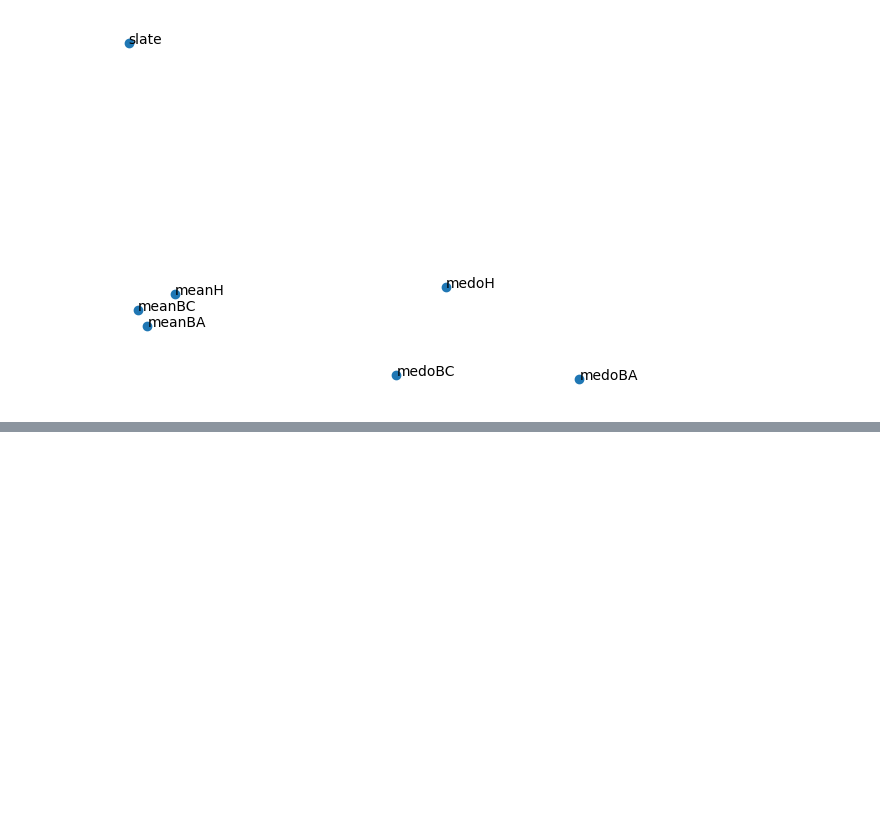
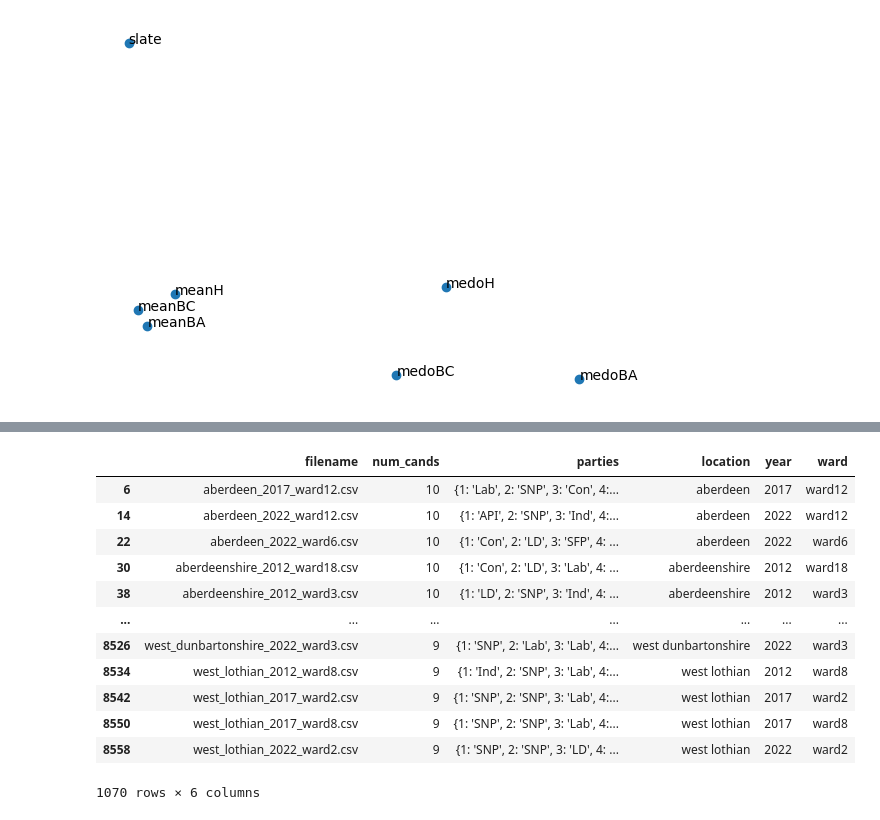
Before and after one commit to mggg/ballot-clustering, a Jupyter notebook: Supplemental material/Analize dataframe.ipynb, the cells around one changed output, grey strips where cells are left out. Cells and saved outputs as stored; diff of their text form; code cells hidden in the pictures; blank space fills up the shorter version.

```diff
--- a/Supplemental material/Analize dataframe.ipynb
+++ b/Supplemental material/Analize dataframe.ipynb
@@ -142,0 +167,49 @@ plt.show()
+# %%
+# add columns 'year','location', 'ward' from the separate parts of the filename
+
+def parse_filename(filename):
+    # Split the filename and remove the '.csv' extension
+    parts = filename[:-4].split('_')
+
+    # Find the year, which is a 4-digit number
+    for i, part in enumerate(parts):
+        if part.isdigit() and len(part) == 4:
+            year_index = i
+            break
+    else:
+        return None  # Return None if no 4-digit year is found
+
+    # Join parts before the year as location and parts after the year as sublocation
+    location = ' '.join(parts[:year_index])
+    year = int(parts[year_index])
+    sublocation = ' '.join(parts[year_index + 1:])
+
+    return location, year, sublocation
+
+ls_location = []
+ls_year = []
+ls_ward = []
+for index in d0.index:
+    location, year, ward = parse_filename(d0['filename'][index])
+    ls_location.append(location)
+    ls_year.append(year)
+    ls_ward.append(ward)
+d0['location'] = ls_location
+d0['year'] = ls_year
+d0['ward'] = ls_ward
+# %%
+d0
+# %% [output]
+|  | filename | num_cands | parties | location | year | ward |
+| 6 | aberdeen_2017_ward12.csv | 10 | {1: 'Lab', 2: 'SNP', 3: 'Con', 4:... | aberdeen | 2017 | ward12 |
+| 14 | aberdeen_2022_ward12.csv | 10 | {1: 'API', 2: 'SNP', 3: 'Ind', 4:... | aberdeen | 2022 | ward12 |
+| 22 | aberdeen_2022_ward6.csv | 10 | {1: 'Con', 2: 'LD', 3: 'SFP', 4: ... | aberdeen | 2022 | ward6 |
+| 30 | aberdeenshire_2012_ward18.csv | 10 | {1: 'Con', 2: 'LD', 3: 'Lab', 4: ... | aberdeenshire | 2012 | ward18 |
+| 38 | aberdeenshire_2012_ward3.csv | 10 | {1: 'LD', 2: 'SNP', 3: 'Ind', 4: ... | aberdeenshire | 2012 | ward3 |
+| ... | ... | ... | ... | ... | ... | ... |
+| 8526 | west_dunbartonshire_2022_ward3.csv | 9 | {1: 'SNP', 2: 'Lab', 3: 'Lab', 4:... | west dunbartonshire | 2022 | ward3 |
+| 8534 | west_lothian_2012_ward8.csv | 9 | {1: 'Ind', 2: 'SNP', 3: 'Lab', 4:... | west lothian | 2012 | ward8 |
+| 8542 | west_lothian_2017_ward2.csv | 9 | {1: 'SNP', 2: 'SNP', 3: 'Lab', 4:... | west lothian | 2017 | ward2 |
+| 8550 | west_lothian_2017_ward8.csv | 9 | {1: 'SNP', 2: 'SNP', 3: 'Lab', 4:... | west lothian | 2017 | ward8 |
+| 8558 | west_lothian_2022_ward2.csv | 9 | {1: 'SNP', 2: 'SNP', 3: 'LD', 4: ... | west lothian | 2022 | ward2 |
+1070 rows × 6 columns
```
Also changed, not shown: parts of 8 cells of this notebook, 2 other files.
